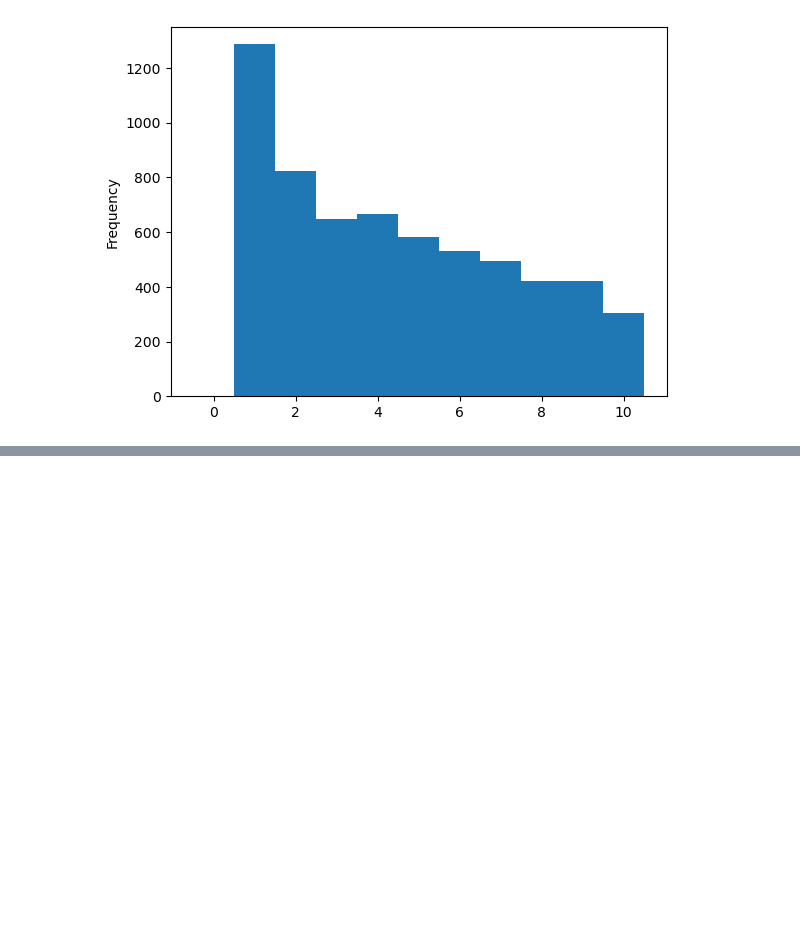
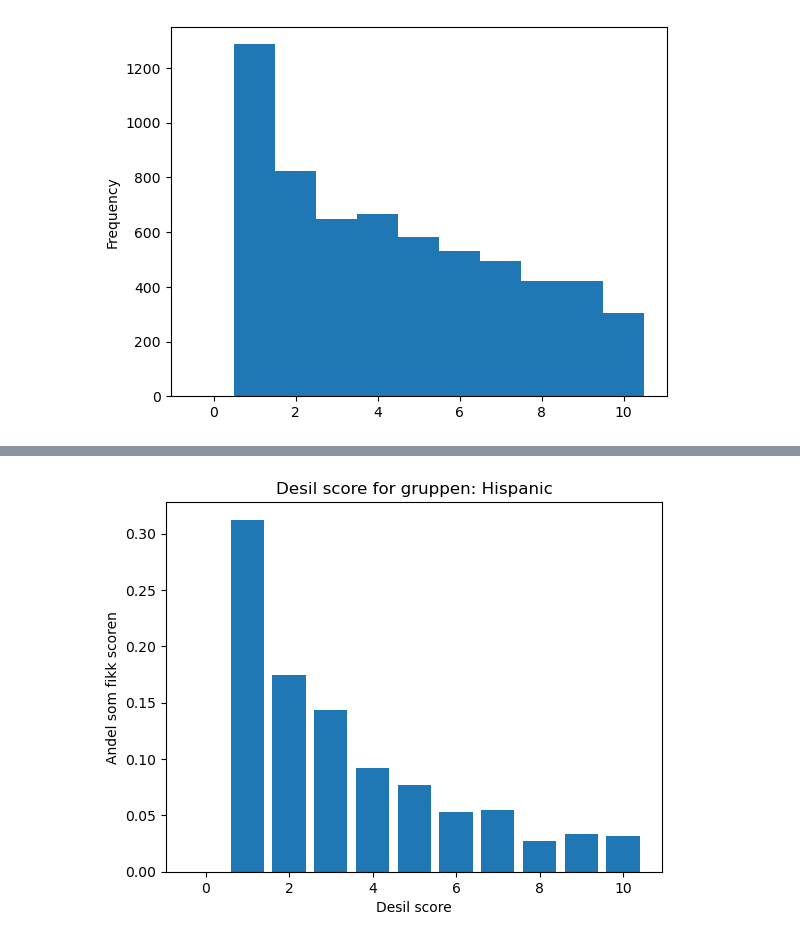
Before and after one commit to asmund20/hon2200-prosjekt, a Jupyter notebook: notebooks/1a.ipynb, the cells around one changed output, grey strips where cells are left out. Cells and saved outputs as stored; diff of their text form; code cells hidden in the pictures; blank space fills up the shorter version.

```diff
--- a/notebooks/1a.ipynb
+++ b/notebooks/1a.ipynb
@@ -80,0 +95,4 @@ histogram("race", "African-American")
+# %%
+histogram("race", "Hispanic")
+# %% [output]
+[figure, added]
```
Also changed, not shown: parts of 10 cells of this notebook.
